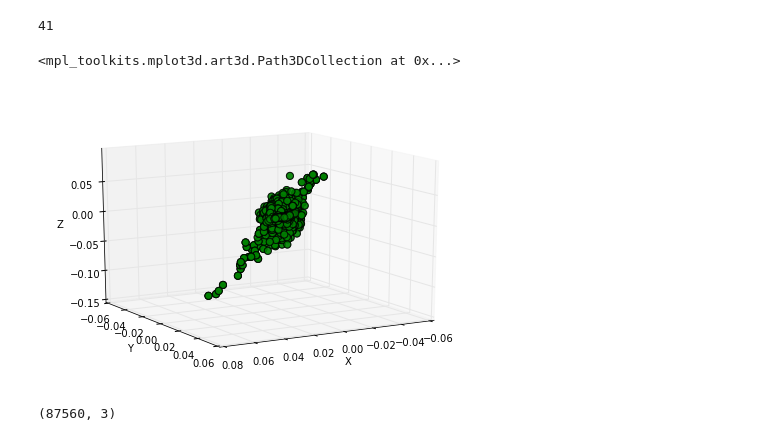
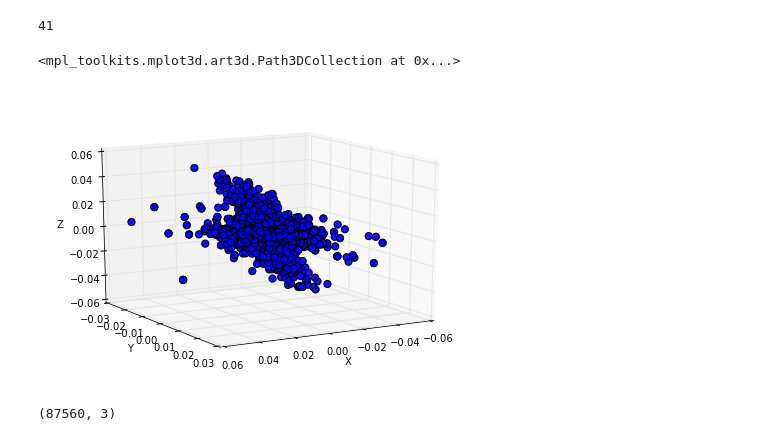
Before and after one commit to ohkhan/dubhacks2016, a Jupyter notebook: dim_reduc.ipynb, the cells around one changed output. Cells and saved outputs as stored; diff of their text form; code cells hidden in the pictures.

```diff
--- a/dim_reduc.ipynb
+++ b/dim_reduc.ipynb
@@ -12,7 +12,7 @@ tag_id.fit(data.tag)
 genre_id.fit(data.genre)
 data.tag = tag_id.transform(data.tag)
 data.genre = genre_id.transform(data.genre)
-data.drop("Unnamed: 0",axis = 1, inplace=True)
+data.drop(["Unnamed: 0", "likes"],axis = 1, inplace=True)
 data.drop_duplicates(inplace=True)
-data.shape
+data.head()
 # %% [output]
@@ -24,3 +29,5 @@ X = data[["id", "user_id", "genre" , "tag", "followee_id", "playback_count", "li
+# %%
+X = data[["id", "user_id", "genre" , "tag", "followee_id"]].as_matrix()
 # %%
 print("There are",  len(genre_id.classes_) , "genres")
 # %% [output]
@@ -35,7 +42,7 @@ from megaman.embedding import (Isomap, LocallyLinearEmbedding,
 from megaman.geometry import Geometry
 
 n_components = 3
-radius = 10
+radius = 80
 affinity_method = 'gaussian'
 affinity_kwds = {'radius':radius}
 adjacency_kwds = {'radius':radius}
@@ -46,23 +53,23 @@ embed_spectral = spectral.fit_transform(X)
 # %%
 %matplotlib inline
 from matplotlib import pyplot as plt
 from mpl_toolkits.mplot3d import Axes3D
 fig = plt.figure()
 ax = fig.gca(projection='3d')
 ax.set_zlim(-0.005, 0.005)
 ax3d = Axes3D(fig)
 ax3d.set_xlabel('X')
 ax3d.set_ylabel('Y')
 ax3d.set_zlabel('Z')
 ax3d.view_init(elev=15., azim=60)
-labels = [y_ for y_ in y if y_ == 0 or y_ == 8 or y_ == 18 or y_ == 26 or y_ == 12]
+# labels = [y_ for y_ in y if y_ == 0 or y_ == 8 or y_ == 18 or y_ == 26 or y_ == 12]
 
-colors = ['orange' if y == 0 else 'lightblue' if y ==8 else 'red' if y == 18 else 'green' if y == 26 else 'purple' for y in labels]
+# colors = ['orange' if y == 0 else 'lightblue' if y ==8 else 'red' if y == 18 else 'green' if y == 26 else 'purple' for y in labels]
 
-ax3d.scatter(embed_spectral[:, 1], embed_spectral[:, 0] , embed_spectral[:, 2], c=colors, s=50, alpha=0.7)
+ax3d.scatter(embed_spectral[:, 2], embed_spectral[:, 1] , embed_spectral[:, 0], s=50, alpha=0.7)
 # %% [output]
 <mpl_toolkits.mplot3d.art3d.Path3DCollection at 0x...>
-[figure, old version]
+[figure, new version]
 # %%
 embed_spectral.shape
 # %% [output]
```
Also changed, not shown: parts of 8 cells of this notebook, 1 other file.
